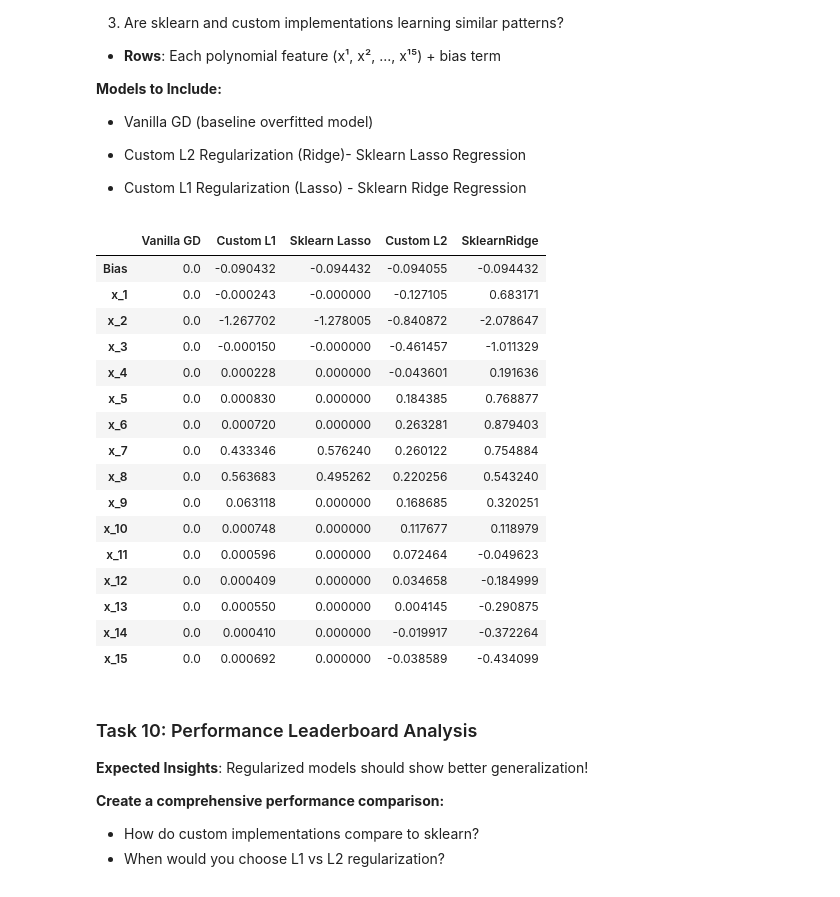
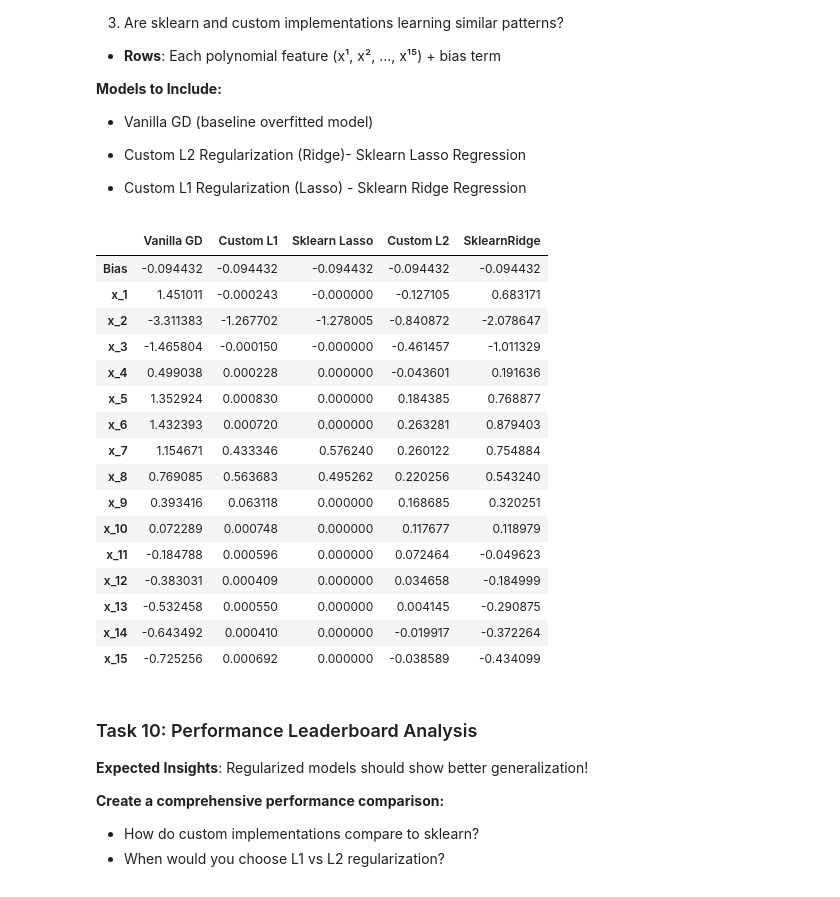
Before and after one commit to gabbymp3/stat362, a Jupyter notebook: student/quizzes/week_4/regularized_gd.ipynb, the cells around one changed output. Drawn from its saved outputs; the diff is of its cells as text; code cells hidden in the pictures.

```diff
--- a/student/quizzes/week_4/regularized_gd.ipynb
+++ b/student/quizzes/week_4/regularized_gd.ipynb
@@ -291,11 +291,13 @@ X_train_scaled_1 = np.column_stack((np.ones(X_train_scaled.shape[0]), X_train_sc
 X_test_scaled_1 = np.column_stack((np.ones(X_test_scaled.shape[0]), X_test_scaled))
 
 # initialize the model parameters to 0
-w = np.zeros(X_train_scaled_1.shape[1])
+w_initial = np.zeros(X_train_scaled_1.shape[1])
 # run the gradient descent algorithm for 1000 iterations with a learning rate of 0.01 and lambda = 0.1
 alpha = 0.1
 num_iters = 50000
-w, J_history, test_J_history = gradient_descent_matrix(X_train_scaled_1, y_train, X_test_scaled_1, y_test, w, alpha, num_iters)
+w_vanilla, J_history, test_J_history = gradient_descent_matrix(X_train_scaled_1, y_train, X_test_scaled_1, y_test, w_initial, alpha, num_iters)
+
+print(f"w found by gradient descent: {w_vanilla}")
 # %% [output]
 Iteration    0: Train Cost     0.19 Test Cost     0.21
 Iteration 1000: Train Cost     0.01 Test Cost     0.08
@@ -530,7 +532,10 @@ def compute_gradient_matrix_reg_l2(X, y, w, lambda_reg):
 
     m = X.shape[0]
     error = X @ w - y
-    dj_dw = (X.T @ error) / m + (lambda_reg * w)
+    dj_dw = (X.T @ error) / m
+    reg_term = np.zeros_like(w)
+    reg_term[1:] = lambda_reg * w[1:]
+    dj_dw = dj_dw + reg_term
     return dj_dw
 # %%
 # Function to perform gradient descent with L2 regularization
@@ -717,7 +724,10 @@ def compute_gradient_matrix_reg_l1(X, y, w, lambda_reg):
     # use vectorization to implement the gradient for linear regression with L1 regularization, do not regularize the bias term
     m = X.shape[0]
     error = X @ w - y
-    dj_dw = (X.T @ error) / m + lambda_reg * np.sign(w)
+    dj_dw = (X.T @ error) / m
+    reg_term = np.zeros_like(w)
+    reg_term[1:] = lambda_reg * np.sign(w[1:])
+    dj_dw = dj_dw + reg_term
     return dj_dw
 # %%
 # Function to perform gradient descent with L1 regularization
@@ -760,13 +770,13 @@ def gradient_descent_matrix_reg_l1(X, y, X_test, y_test, w_in, alpha, num_iters,
     return w, J_history, test_J_history
 # %%
 # initialize the model parameters to 0
-w = np.zeros(X_train_scaled_1.shape[1])
+w_initial = np.zeros(X_train_scaled_1.shape[1])
 # run the gradient descent algorithm for 1000 iterations with a learning rate of 0.01 and lambda = 0.1
 alpha = 0.1
 num_iters = 60000
 lambda_l1 = 0.004
-GD_L1_w, J_history, test_J_history = gradient_descent_matrix_reg_l1(X_train_scaled_1, y_train, X_test_scaled_1, y_test, w, alpha, num_iters, lambda_l1)
-print(f"w found by gradient descent with L1 regularization: {w} ")
+GD_L1_w, J_history, test_J_history = gradient_descent_matrix_reg_l1(X_train_scaled_1, y_train, X_test_scaled_1, y_test, w_initial, alpha, num_iters, lambda_l1)
+print(f"w found by gradient descent with L1 regularization: {GD_L1_w} ")
 # %% [output]
 Iteration    0: Cost     0.19   Test Cost     0.21
 Iteration 5000: Cost     0.02   Test Cost     0.08
@@ -976,32 +991,32 @@ Polynomial terms eliminated: [ 1  3  4  5  6  9 10 11 12 13 14 15]
 # %%
 #putting all the parameters from the above models in a dataframe, adding the bias term to the model parameters
 df = pd.DataFrame({
-    'Vanilla GD': [w[0]] + list(w[1:]),
+    'Vanilla GD': w_vanilla,
     'Custom L1': [GD_L1_w[0]] + list(GD_L1_w[1:]),
     'Sklearn Lasso': [lasso_model.intercept_] + list(lasso_model.coef_),
     'Custom L2': [GD_L2_w[0]] + list(GD_L2_w[1:]),
     'SklearnRidge': [ridge_model.intercept_] + list(ridge_model.coef_)
 }, index=['Bias'] + ["x_1"] + list(data.columns[2:]))
 
 df.head(20)
 # %% [output]
 |  | Vanilla GD | Custom L1 | Sklearn Lasso | Custom L2 | SklearnRidge |
-| Bias | 0.0 | -0.090432 | -0.094432 | -0.094055 | -0.094432 |
-| x_1 | 0.0 | -0.000243 | -0.000000 | -0.127105 | 0.683171 |
-| x_2 | 0.0 | -1.267702 | -1.278005 | -0.840872 | -2.078647 |
-| x_3 | 0.0 | -0.000150 | -0.000000 | -0.461457 | -1.011329 |
-| x_4 | 0.0 | 0.000228 | 0.000000 | -0.043601 | 0.191636 |
-| x_5 | 0.0 | 0.000830 | 0.000000 | 0.184385 | 0.768877 |
-| x_6 | 0.0 | 0.000720 | 0.000000 | 0.263281 | 0.879403 |
-| x_7 | 0.0 | 0.433346 | 0.576240 | 0.260122 | 0.754884 |
-| x_8 | 0.0 | 0.563683 | 0.495262 | 0.220256 | 0.543240 |
-| x_9 | 0.0 | 0.063118 | 0.000000 | 0.168685 | 0.320251 |
-| x_10 | 0.0 | 0.000748 | 0.000000 | 0.117677 | 0.118979 |
-| x_11 | 0.0 | 0.000596 | 0.000000 | 0.072464 | -0.049623 |
-| x_12 | 0.0 | 0.000409 | 0.000000 | 0.034658 | -0.184999 |
-| x_13 | 0.0 | 0.000550 | 0.000000 | 0.004145 | -0.290875 |
-| x_14 | 0.0 | 0.000410 | 0.000000 | -0.019917 | -0.372264 |
-| x_15 | 0.0 | 0.000692 | 0.000000 | -0.038589 | -0.434099 |
+| Bias | -0.094432 | -0.094432 | -0.094432 | -0.094432 | -0.094432 |
+| x_1 | 1.451011 | -0.000243 | -0.000000 | -0.127105 | 0.683171 |
+| x_2 | -3.311383 | -1.267702 | -1.278005 | -0.840872 | -2.078647 |
+| x_3 | -1.465804 | -0.000150 | -0.000000 | -0.461457 | -1.011329 |
+| x_4 | 0.499038 | 0.000228 | 0.000000 | -0.043601 | 0.191636 |
+| x_5 | 1.352924 | 0.000830 | 0.000000 | 0.184385 | 0.768877 |
+| x_6 | 1.432393 | 0.000720 | 0.000000 | 0.263281 | 0.879403 |
+| x_7 | 1.154671 | 0.433346 | 0.576240 | 0.260122 | 0.754884 |
+| x_8 | 0.769085 | 0.563683 | 0.495262 | 0.220256 | 0.543240 |
+| x_9 | 0.393416 | 0.063118 | 0.000000 | 0.168685 | 0.320251 |
+| x_10 | 0.072289 | 0.000748 | 0.000000 | 0.117677 | 0.118979 |
+| x_11 | -0.184788 | 0.000596 | 0.000000 | 0.072464 | -0.049623 |
+| x_12 | -0.383031 | 0.000409 | 0.000000 | 0.034658 | -0.184999 |
+| x_13 | -0.532458 | 0.000550 | 0.000000 | 0.004145 | -0.290875 |
+| x_14 | -0.643492 | 0.000410 | 0.000000 | -0.019917 | -0.372264 |
+| x_15 | -0.725256 | 0.000692 | 0.000000 | -0.038589 | -0.434099 |
 # %% [markdown]
 ### Task 10: Performance Leaderboard Analysis
 
```
Also changed, not shown: parts of 10 cells of this notebook.
